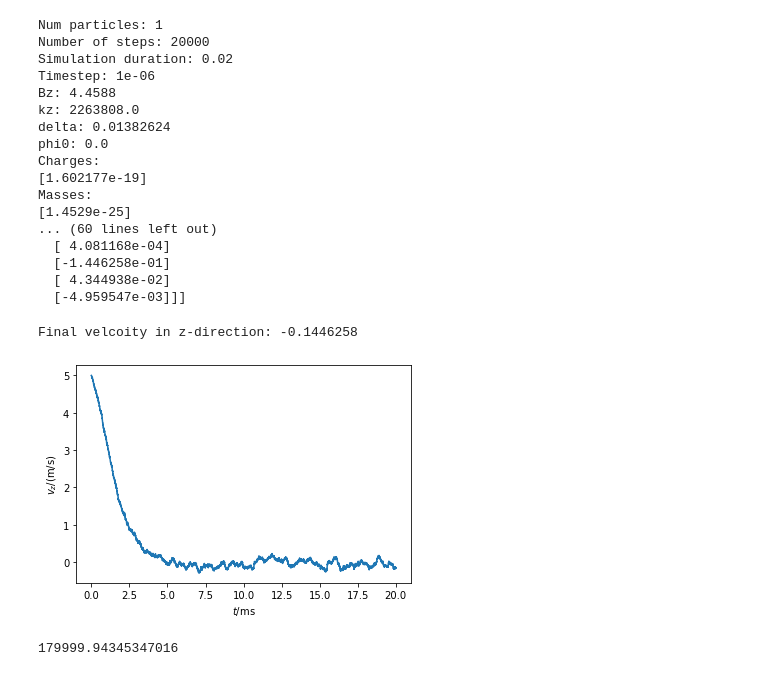
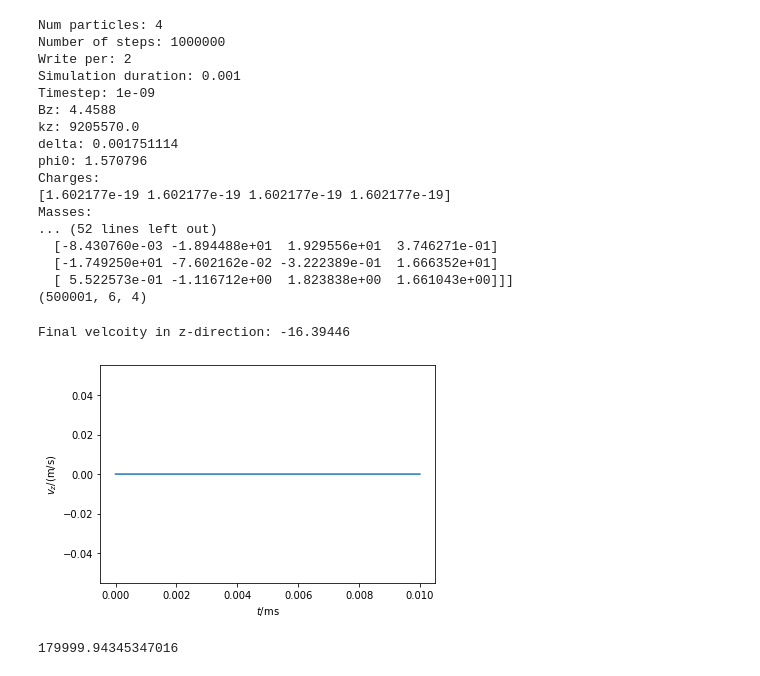
Before and after one commit to jzaris/cold-atoms0331, a Jupyter notebook: Read_output_data.ipynb, the cells around one changed output. Cells and saved outputs as stored; diff of their text form; code cells hidden in the pictures.

```diff
--- a/Read_output_data.ipynb
+++ b/Read_output_data.ipynb
@@ -33,6 +33,13 @@ print("Num particles: " + str(num_particles))
 steps = float(f.read(12))  #non-negative number in scientific notation has 12 characters
 steps = int(steps)
 print("Number of steps: " + str(steps))
+
+f.read(1)  #read and ignore space
+
+########## read write rate ##########
+write_per = float(f.read(12))  #non-negative number in scientific notation has 12 characters
+write_per = int(write_per)
+print("Write per: " + str(write_per))
 
 f.read(1)  #read and ignore space
 
@@ -254,9 +261,10 @@ time_counter = 0  #outermost index of data array, indexes timestep
 type_counter = 0  #middle index which tells us to go to i.e. x positions array, or y velocities array, etc
 val_counter = 0  #innermost index, indexes particle
 
-data = np.zeros((steps,6,num_particles))
+times_rec = int((steps-1)/write_per)+2
+data = np.zeros((times_rec,6,num_particles))
 
-while time_counter < steps:
+while time_counter < times_rec:
     #read data for this timestep
     type_array = np.zeros((6, num_particles))  #has form [ [x_p1_t0, x_p2_t0, x_p3_t0, ...],[y_p1_t0, y_p2_t0, ...], ... ]
     while type_counter < 6:
@@ -284,37 +292,47 @@ while time_counter < steps:
     time_counter+=1
 
 print(data)
+print(data.shape)
+x_save = data[:,0,:]
+z_save = data[:,2,:]
+vx_save = data[:,3,:]
+vz_save = data[:,5,:]
+
+np.savetxt("x_sim.csv", x_save, delimiter = ' ')
+np.savetxt("z_sim.csv", z_save, delimiter = ' ')
+np.savetxt("vx_sim.csv", vx_save, delimiter = ' ')
+np.savetxt("vz_sim.csv", vz_save, delimiter = ' ')
 # %% [output]
-Num particles: 1
-Number of steps: 20000
-Simulation duration: 0.02
-Timestep: 1e-06
+Num particles: 4
+Number of steps: 1000000
+Write per: 2
+Simulation duration: 0.001
+Timestep: 1e-09
 Bz: 4.4588
-kz: 2263808.0
-delta: 0.01382624
-phi0: 0.0
+kz: 9205570.0
+delta: 0.001751114
+phi0: 1.570796
 Charges:
-[1.602177e-19]
+[1.602177e-19 1.602177e-19 1.602177e-19 1.602177e-19]
 Masses:
-[1.4529e-25]
-... (60 lines left out)
-  [ 4.081168e-04]
-  [-1.446258e-01]
-  [ 4.344938e-02]
-  [-4.959547e-03]]]
+... (52 lines left out)
+  [-8.430760e-03 -1.894488e+01  1.929556e+01  3.746271e-01]
+  [-1.749250e+01 -7.602162e-02 -3.222389e-01  1.666352e+01]
+  [ 5.522573e-01 -1.116712e+00  1.823838e+00  1.661043e+00]]]
+(500001, 6, 4)
 # %%
 %matplotlib inline
 times = []
 for i in range(len(data)):
-    times.append(i*dt)
+    times.append(i*write_per*dt)
 plt.figure()
-plt.plot(1.0e3 * np.array(times[:]), data[:,3,0])
+plt.plot(1.0e3 * np.array(times[:]), data[:,5,1])
 plt.xlabel(r'$t/\rm{ms}$')
 plt.ylabel(r'$v_z/(\rm{m}/\rm{s})$')
 print("Final velcoity in z-direction: " + str(data[-1,3,0]))
 # %% [output]
-Final velcoity in z-direction: -0.1446258
+Final velcoity in z-direction: -16.39446
-[figure, old version]
+[figure, new version]
 # %%
 #transform x and y coordinates to rotating frame
 
```
Also changed, not shown: parts of 4 cells of this notebook, 1 other file.
